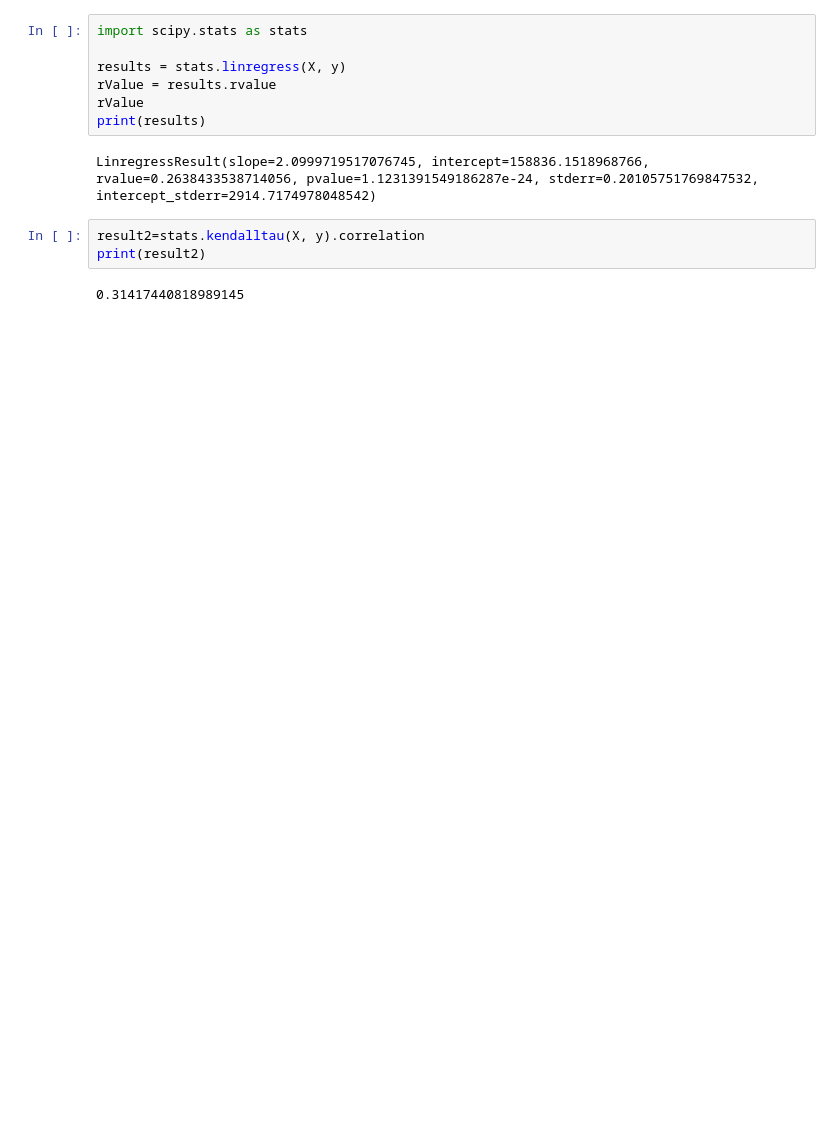
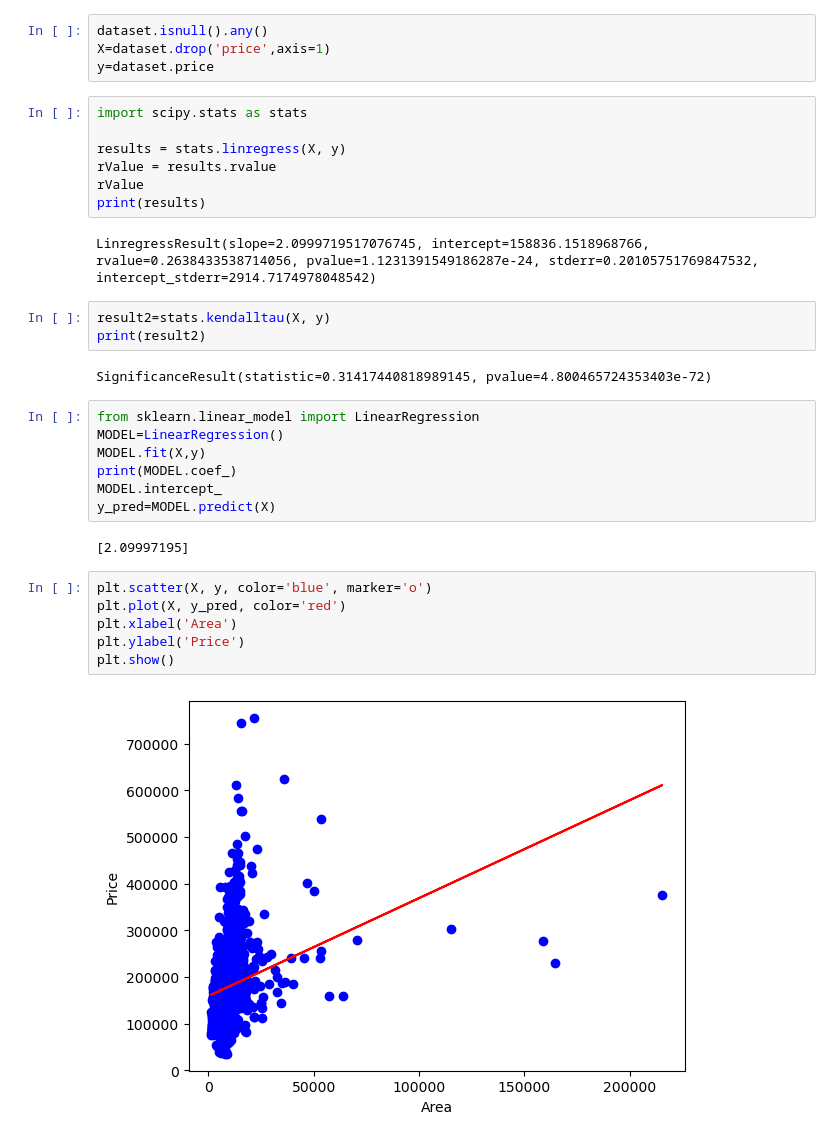
Before and after one commit to Siva1204Tharsh/House-price-prediction-using-Linear-Regression, a Jupyter notebook: house_price_prediction_using_linear_regression.ipynb, the cells around one changed output. Saved outputs shown, nothing was run; the diff lists cells and outputs as text; blank space fills up the shorter version.

```diff
--- a/house_price_prediction_using_linear_regression.ipynb
+++ b/house_price_prediction_using_linear_regression.ipynb
@@ -35,3 +27,7 @@ dtype: bool
+# %%
+dataset.isnull().any()
+X=dataset.drop('price',axis=1)
+y=dataset.price
 # %%
 import scipy.stats as stats
 
@@ -42,7 +38,24 @@ print(results)
 # %% [output]
 LinregressResult(slope=2.0999719517076745, intercept=158836.1518968766, rvalue=0.2638433538714056, pvalue=1.1231391549186287e-24, stderr=0.20105751769847532, intercept_stderr=2914.7174978048542)
 # %%
-result2=stats.kendalltau(X, y).correlation
+result2=stats.kendalltau(X, y)
 print(result2)
 # %% [output]
-0.31417440818989145
+SignificanceResult(statistic=0.31417440818989145, pvalue=4.800465724353403e-72)
+# %%
+from sklearn.linear_model import LinearRegression
+MODEL=LinearRegression()
+MODEL.fit(X,y)
+print(MODEL.coef_)
+MODEL.intercept_
+y_pred=MODEL.predict(X)
+# %% [output]
+[2.09997195]
+# %%
+plt.scatter(X, y, color='blue', marker='o')
+plt.plot(X, y_pred, color='red')
+plt.xlabel('Area')
+plt.ylabel('Price')
+plt.show()
+# %% [output]
+[figure, added]
```
Also changed, not shown: parts of 1 cell of this notebook.
